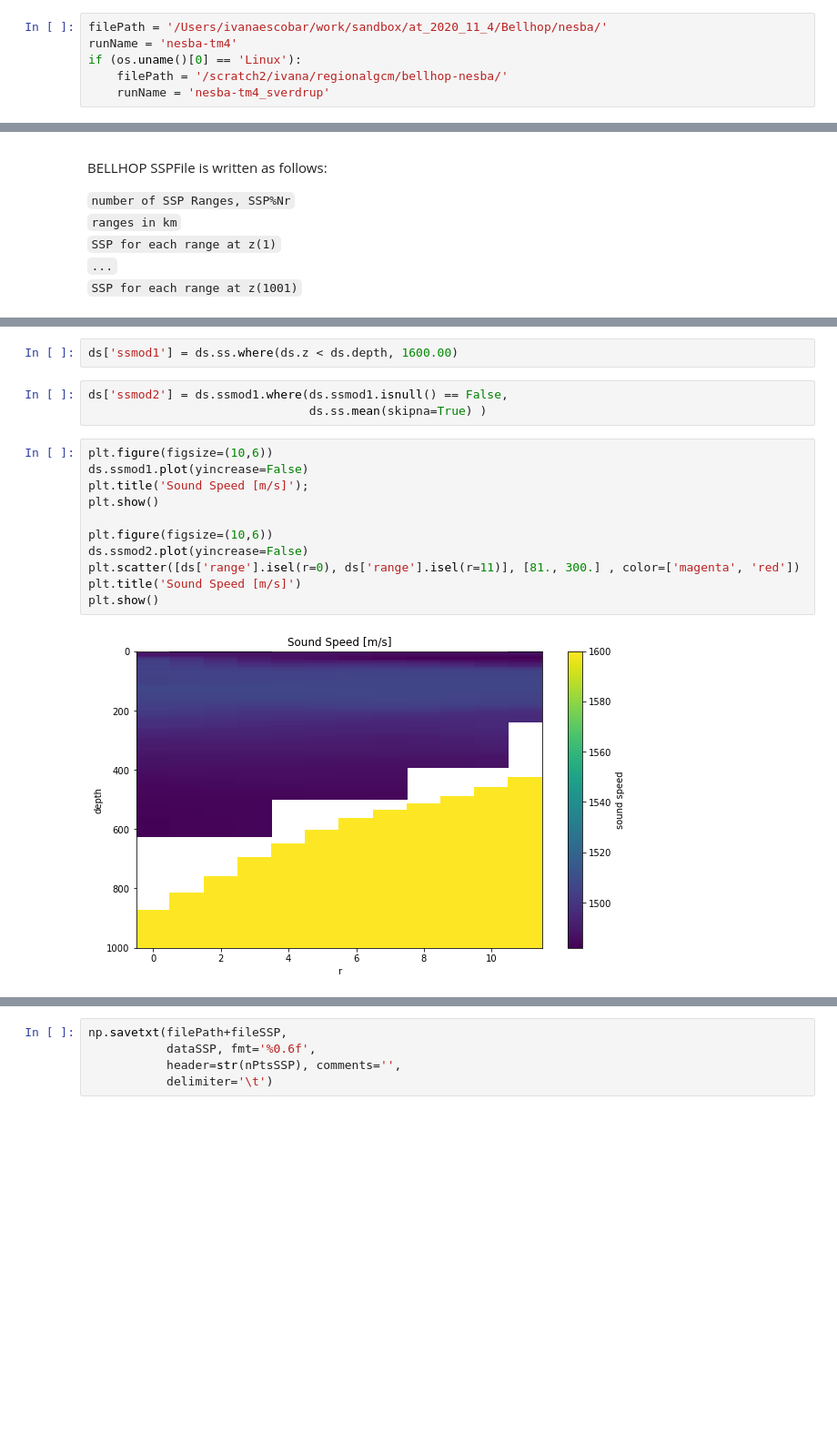
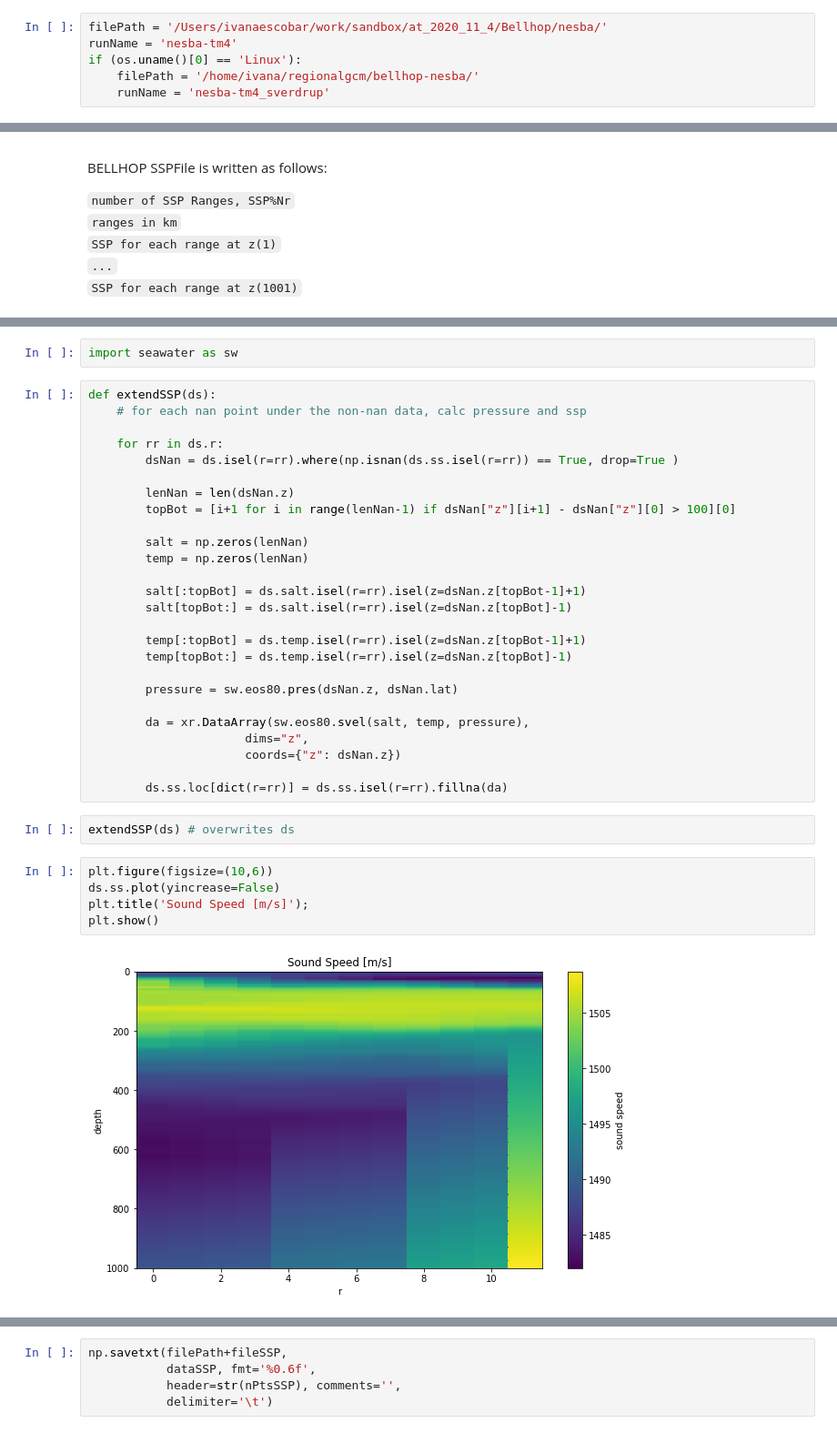
Before and after one commit to IvanaEscobar/sandbox, a Jupyter notebook: sandbox/notebooks/write-nesba-BELLHOP-input.ipynb, the cells around one changed output, grey strips where cells are left out. Shown: that part at 91% size. Drawn from its saved outputs; the diff is of its cells as text; blank space fills up the shorter version.

Commit message:
iso temperature and iso sal ssp field extension instead of mean calc.

```diff
--- a/sandbox/notebooks/write-nesba-BELLHOP-input.ipynb
+++ b/sandbox/notebooks/write-nesba-BELLHOP-input.ipynb
@@ -18,7 +18,7 @@ import cartopy
 filePath = '/Users/ivanaescobar/work/sandbox/at_2020_11_4/Bellhop/nesba/'
 runName = 'nesba-tm4'
 if (os.uname()[0] == 'Linux'):
-    filePath = '/scratch2/ivana/regionalgcm/bellhop-nesba/'
+    filePath = '/home/ivana/regionalgcm/bellhop-nesba/'
     runName = 'nesba-tm4_sverdrup'
 # %%
 ds = xr.open_dataset(filePath + runName + '.nc')
@@ -167,20 +171,39 @@ there are nan values where the ssp could not be calculated for reasons not yet k
 1) nan values below the bathymetry will be set to the groundfloor sound speed, 1600 m/s. \
 2) nan values in the water column are replaced with the mean ssp in the domain.
-# %%
-ds['ssmod1'] = ds.ss.where(ds.z < ds.depth, 1600.00)
-# %%
-ds['ssmod2'] = ds.ssmod1.where(ds.ssmod1.isnull() == False,
-                               ds.ss.mean(skipna=True) )
+# %%
+import seawater as sw
+# %%
+def extendSSP(ds):
+    # for each nan point under the non-nan data, calc pressure and ssp
+
+    for rr in ds.r:
+        dsNan = ds.isel(r=rr).where(np.isnan(ds.ss.isel(r=rr)) == True, drop=True )
+
+        lenNan = len(dsNan.z)
+        topBot = [i+1 for i in range(lenNan-1) if dsNan["z"][i+1] - dsNan["z"][0] > 100][0]
+
+        salt = np.zeros(lenNan)
+        temp = np.zeros(lenNan)
+
+        salt[:topBot] = ds.salt.isel(r=rr).isel(z=dsNan.z[topBot-1]+1)
+        salt[topBot:] = ds.salt.isel(r=rr).isel(z=dsNan.z[topBot]-1)
+
+        temp[:topBot] = ds.temp.isel(r=rr).isel(z=dsNan.z[topBot-1]+1)
+        temp[topBot:] = ds.temp.isel(r=rr).isel(z=dsNan.z[topBot]-1)
+
+        pressure = sw.eos80.pres(dsNan.z, dsNan.lat)
+
+        da = xr.DataArray(sw.eos80.svel(salt, temp, pressure),
+                      dims="z",
+                      coords={"z": dsNan.z})
+
+        ds.ss.loc[dict(r=rr)] = ds.ss.isel(r=rr).fillna(da)
+# %%
+extendSSP(ds) # overwrites ds
 # %%
 plt.figure(figsize=(10,6))
-ds.ssmod1.plot(yincrease=False)
+ds.ss.plot(yincrease=False)
 plt.title('Sound Speed [m/s]');
 plt.show()
-
-plt.figure(figsize=(10,6))
-ds.ssmod2.plot(yincrease=False)
-plt.scatter([ds['range'].isel(r=0), ds['range'].isel(r=11)], [81., 300.] , color=['magenta', 'red'])
-plt.title('Sound Speed [m/s]')
-plt.show()
 # %% [output]
-[figure, old version]
+[figure, new version]
```
Also changed, not shown: parts of 6 cells of this notebook, 1 other file.
